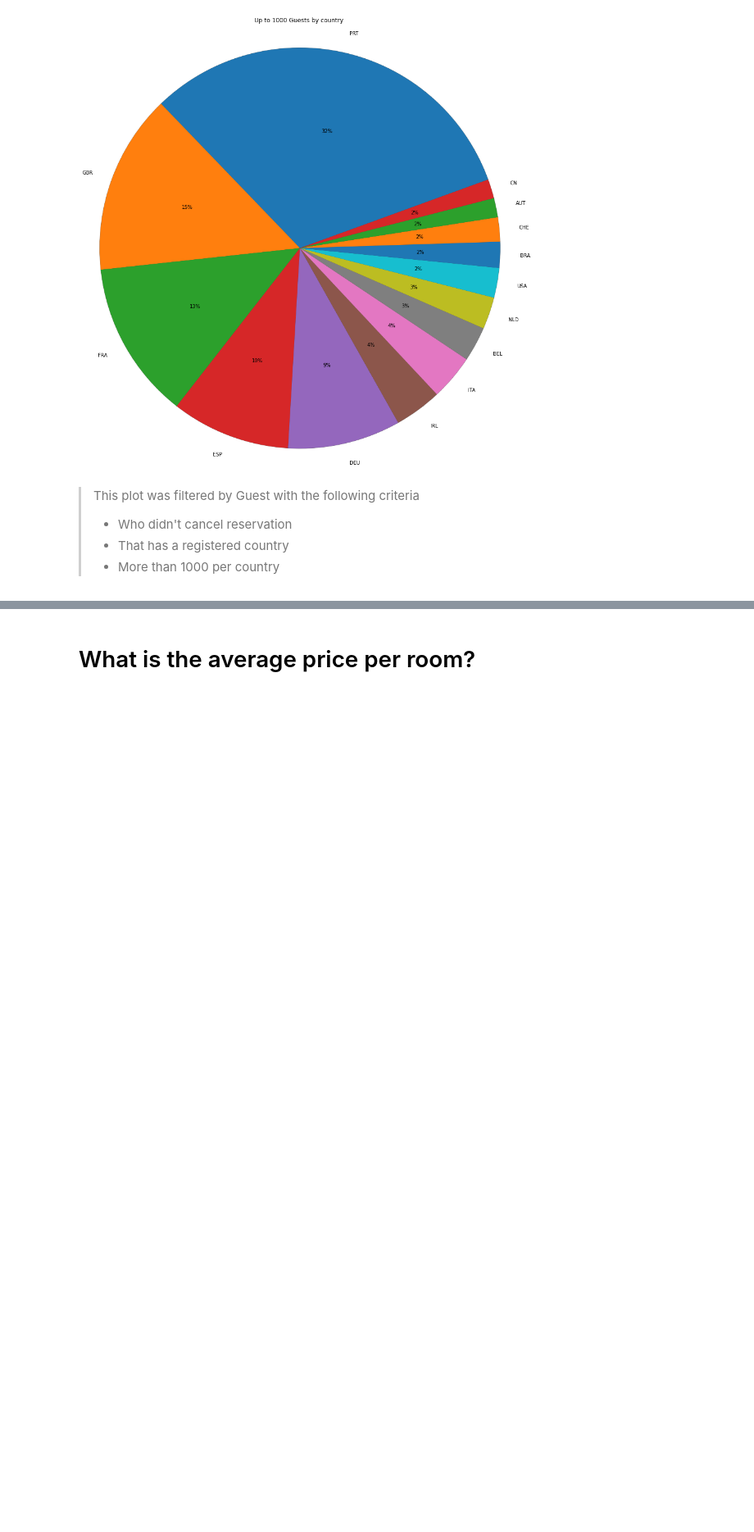
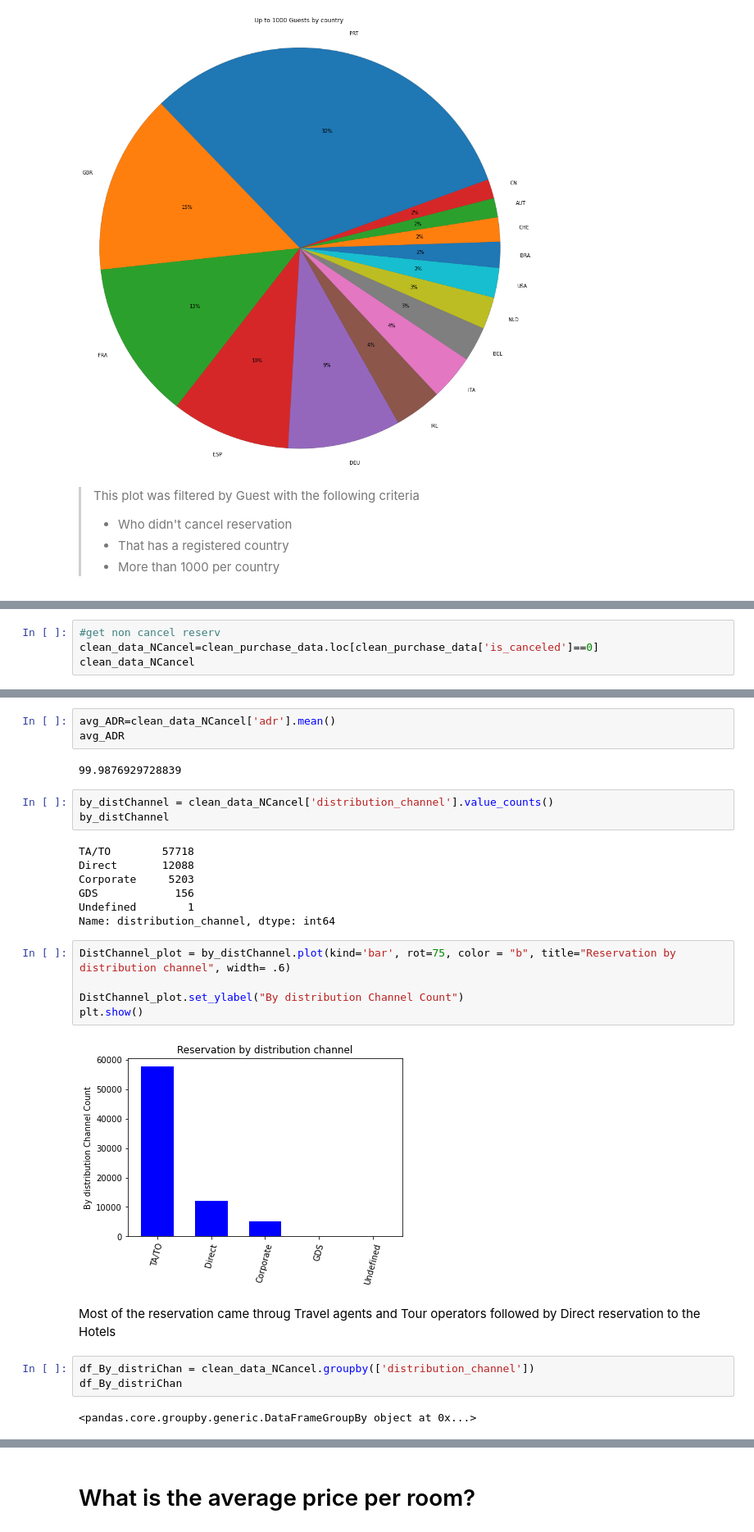
Before and after one commit to carlosmendozaj/Project_Booking_Demand, a Jupyter notebook: Hotel Demand.ipynb, the cells around one changed output, grey strips where cells are left out. Shown: that part at 82% size. Drawn from its saved outputs; the diff is of its cells as text; blank space fills up the shorter version.

```diff
--- a/Hotel Demand.ipynb
+++ b/Hotel Demand.ipynb
@@ -120,0 +123,4 @@ plt.show()
+# %%
+#get non cancel reserv
+clean_data_NCancel=clean_purchase_data.loc[clean_purchase_data['is_canceled']==0]
+clean_data_NCancel
@@ -120,0 +141,29 @@ plt.show()
+# %%
+avg_ADR=clean_data_NCancel['adr'].mean()
+avg_ADR
+# %% [output]
+99.9876929728839
+# %%
+by_distChannel = clean_data_NCancel['distribution_channel'].value_counts()
+by_distChannel
+# %% [output]
+TA/TO        57718
+Direct       12088
+Corporate     5203
+GDS            156
+Undefined        1
+Name: distribution_channel, dtype: int64
+# %%
+DistChannel_plot = by_distChannel.plot(kind='bar', rot=75, color = "b", title="Reservation by distribution channel", width= .6)
+
+DistChannel_plot.set_ylabel("By distribution Channel Count")
+plt.show()
+# %% [output]
+[figure, added]
+# %% [markdown]
+Most of the reservation came throug Travel agents and Tour operators followed by Direct reservation to the Hotels
+# %%
+df_By_distriChan = clean_data_NCancel.groupby(['distribution_channel'])
+df_By_distriChan
+# %% [output]
+<pandas.core.groupby.generic.DataFrameGroupBy object at 0x...>
```
Also changed, not shown: parts of 13 cells of this notebook, 1 other file.
